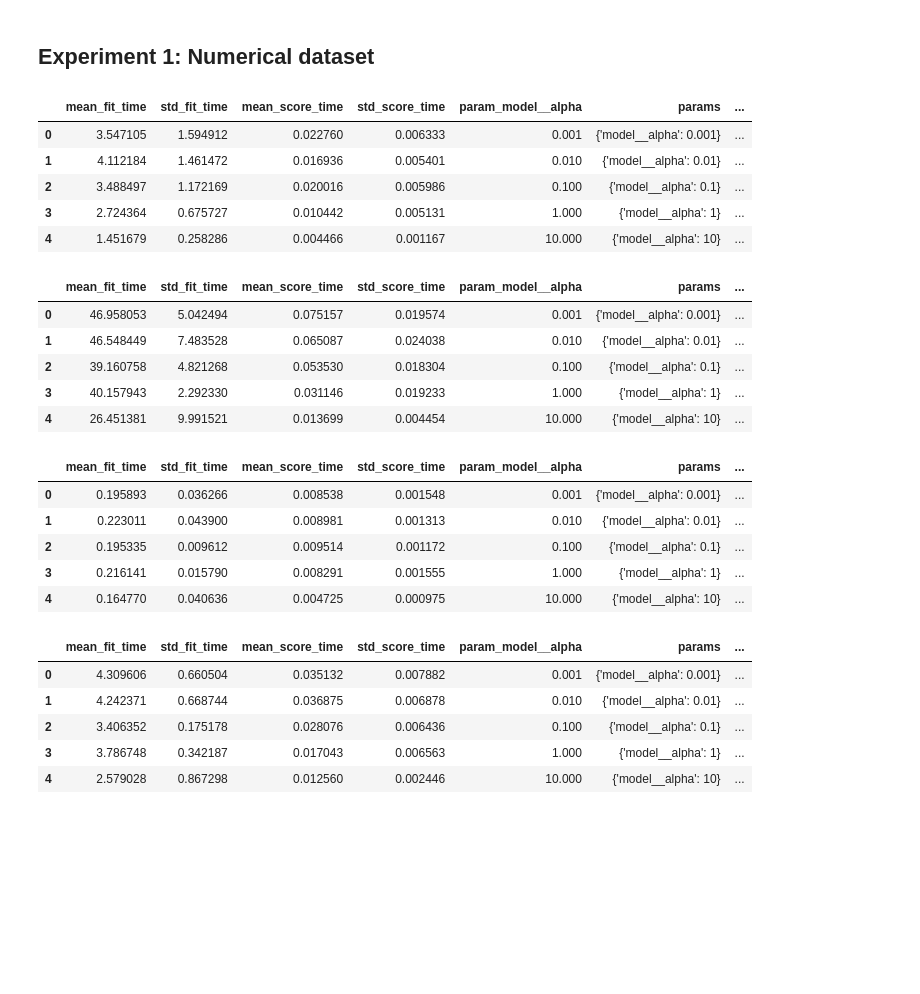
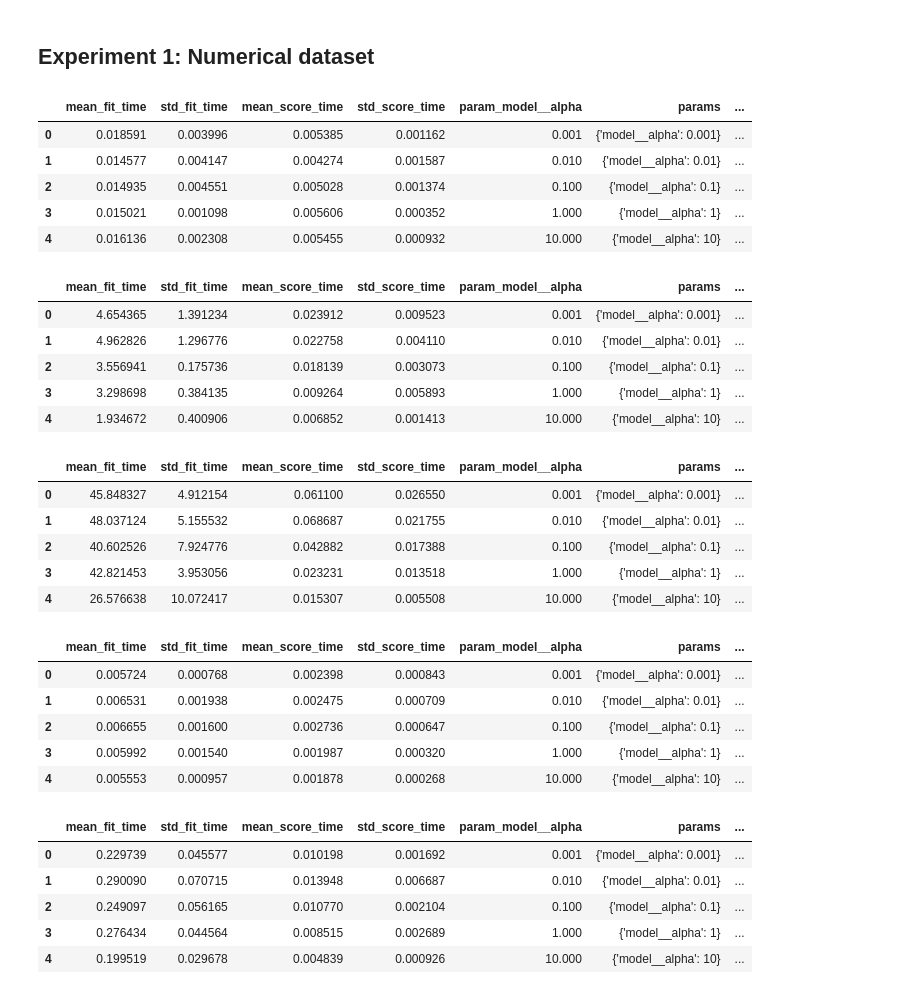
Before and after one commit to matthewgraca/4661-house-prices-regression, a Jupyter notebook: notebooks/hyperparam_tuning.ipynb, the cells around one changed output. Saved outputs shown, nothing was run; the diff lists cells and outputs as text; code cells hidden in the pictures; blank space fills up the shorter version.

```diff
--- a/notebooks/hyperparam_tuning.ipynb
+++ b/notebooks/hyperparam_tuning.ipynb
@@ -173,65 +203,50 @@ def create_pipeline(model, use_pca, degree=1):
 # %% [markdown]
 ## Experiment 1: Numerical dataset
 # %%
-from sklearn.model_selection import GridSearchCV
-from sklearn.linear_model import Ridge
-
 # init params
 param_grid = {
     'model__alpha' : [0.001, 0.01, 0.1, 1, 10]
 }
-degrees = [2, 3]
+degrees = [1, 2, 3]
 pca_options = [True, False]
 results = pd.DataFrame()
 
-# run experiment - polynomial regression
+# run experiment
 for use_pca in pca_options:
     for degree in degrees:
-        # train and test
-        pipeline = create_pipeline(Ridge(), use_pca, degree)
-        regr = GridSearchCV(estimator=pipeline, param_grid=param_grid, cv=10, scoring='neg_root_mean_squared_error', n_jobs=-1)
-        X, y = num_df, target
-        regr.fit(X, y)
-
-        # examine results
-        cv_results = pd.DataFrame(regr.cv_results_)
-        display(cv_results)
-
-        # add to results list -- prune unnecessary stats, add degree and pca params, add nrmse
-        more_params = pd.DataFrame(
-            {
-                'use_pca' : [use_pca for _ in range(len(cv_results))],
-                'degree' : [degree for _ in range(len(cv_results))]
-            }
+        exp_result = run_experiment(
+            X=num_df, y=target, dataset_name='numerical',
+            use_pca=use_pca, degree=degree, param_grid=param_grid
         )
-        pruned_results = cv_results[['mean_fit_time', 'params', 'mean_test_score']]
-
-        pruned_results = pd.concat([pruned_results, more_params], axis=1)
-        pruned_results['nrmse'] = pruned_results['mean_test_score'].apply(lambda x: -x / y.mean())
-
-        results = pd.concat([results, pruned_results], ignore_index=True)
+        results = pd.concat([results, exp_result], ignore_index=True)
 # %% [output]
 |  | mean_fit_time | std_fit_time | mean_score_time | std_score_time | param_model__alpha | params | ... |
-| 0 | 3.547105 | 1.594912 | 0.022760 | 0.006333 | 0.001 | {'model__alpha': 0.001} | ... |
-| 1 | 4.112184 | 1.461472 | 0.016936 | 0.005401 | 0.010 | {'model__alpha': 0.01} | ... |
-| 2 | 3.488497 | 1.172169 | 0.020016 | 0.005986 | 0.100 | {'model__alpha': 0.1} | ... |
-| 3 | 2.724364 | 0.675727 | 0.010442 | 0.005131 | 1.000 | {'model__alpha': 1} | ... |
-| 4 | 1.451679 | 0.258286 | 0.004466 | 0.001167 | 10.000 | {'model__alpha': 10} | ... |
+| 0 | 0.018591 | 0.003996 | 0.005385 | 0.001162 | 0.001 | {'model__alpha': 0.001} | ... |
+| 1 | 0.014577 | 0.004147 | 0.004274 | 0.001587 | 0.010 | {'model__alpha': 0.01} | ... |
+| 2 | 0.014935 | 0.004551 | 0.005028 | 0.001374 | 0.100 | {'model__alpha': 0.1} | ... |
+| 3 | 0.015021 | 0.001098 | 0.005606 | 0.000352 | 1.000 | {'model__alpha': 1} | ... |
+| 4 | 0.016136 | 0.002308 | 0.005455 | 0.000932 | 10.000 | {'model__alpha': 10} | ... |
 |  | mean_fit_time | std_fit_time | mean_score_time | std_score_time | param_model__alpha | params | ... |
-| 0 | 46.958053 | 5.042494 | 0.075157 | 0.019574 | 0.001 | {'model__alpha': 0.001} | ... |
-| 1 | 46.548449 | 7.483528 | 0.065087 | 0.024038 | 0.010 | {'model__alpha': 0.01} | ... |
-| 2 | 39.160758 | 4.821268 | 0.053530 | 0.018304 | 0.100 | {'model__alpha': 0.1} | ... |
-| 3 | 40.157943 | 2.292330 | 0.031146 | 0.019233 | 1.000 | {'model__alpha': 1} | ... |
-| 4 | 26.451381 | 9.991521 | 0.013699 | 0.004454 | 10.000 | {'model__alpha': 10} | ... |
+| 0 | 4.654365 | 1.391234 | 0.023912 | 0.009523 | 0.001 | {'model__alpha': 0.001} | ... |
+| 1 | 4.962826 | 1.296776 | 0.022758 | 0.004110 | 0.010 | {'model__alpha': 0.01} | ... |
+| 2 | 3.556941 | 0.175736 | 0.018139 | 0.003073 | 0.100 | {'model__alpha': 0.1} | ... |
+| 3 | 3.298698 | 0.384135 | 0.009264 | 0.005893 | 1.000 | {'model__alpha': 1} | ... |
+| 4 | 1.934672 | 0.400906 | 0.006852 | 0.001413 | 10.000 | {'model__alpha': 10} | ... |
 |  | mean_fit_time | std_fit_time | mean_score_time | std_score_time | param_model__alpha | params | ... |
-| 0 | 0.195893 | 0.036266 | 0.008538 | 0.001548 | 0.001 | {'model__alpha': 0.001} | ... |
-| 1 | 0.223011 | 0.043900 | 0.008981 | 0.001313 | 0.010 | {'model__alpha': 0.01} | ... |
-| 2 | 0.195335 | 0.009612 | 0.009514 | 0.001172 | 0.100 | {'model__alpha': 0.1} | ... |
-| 3 | 0.216141 | 0.015790 | 0.008291 | 0.001555 | 1.000 | {'model__alpha': 1} | ... |
-| 4 | 0.164770 | 0.040636 | 0.004725 | 0.000975 | 10.000 | {'model__alpha': 10} | ... |
+| 0 | 45.848327 | 4.912154 | 0.061100 | 0.026550 | 0.001 | {'model__alpha': 0.001} | ... |
+| 1 | 48.037124 | 5.155532 | 0.068687 | 0.021755 | 0.010 | {'model__alpha': 0.01} | ... |
+| 2 | 40.602526 | 7.924776 | 0.042882 | 0.017388 | 0.100 | {'model__alpha': 0.1} | ... |
+| 3 | 42.821453 | 3.953056 | 0.023231 | 0.013518 | 1.000 | {'model__alpha': 1} | ... |
+| 4 | 26.576638 | 10.072417 | 0.015307 | 0.005508 | 10.000 | {'model__alpha': 10} | ... |
 |  | mean_fit_time | std_fit_time | mean_score_time | std_score_time | param_model__alpha | params | ... |
-| 0 | 4.309606 | 0.660504 | 0.035132 | 0.007882 | 0.001 | {'model__alpha': 0.001} | ... |
-| 1 | 4.242371 | 0.668744 | 0.036875 | 0.006878 | 0.010 | {'model__alpha': 0.01} | ... |
-| 2 | 3.406352 | 0.175178 | 0.028076 | 0.006436 | 0.100 | {'model__alpha': 0.1} | ... |
-| 3 | 3.786748 | 0.342187 | 0.017043 | 0.006563 | 1.000 | {'model__alpha': 1} | ... |
-| 4 | 2.579028 | 0.867298 | 0.012560 | 0.002446 | 10.000 | {'model__alpha': 10} | ... |
+| 0 | 0.005724 | 0.000768 | 0.002398 | 0.000843 | 0.001 | {'model__alpha': 0.001} | ... |
+| 1 | 0.006531 | 0.001938 | 0.002475 | 0.000709 | 0.010 | {'model__alpha': 0.01} | ... |
+| 2 | 0.006655 | 0.001600 | 0.002736 | 0.000647 | 0.100 | {'model__alpha': 0.1} | ... |
+| 3 | 0.005992 | 0.001540 | 0.001987 | 0.000320 | 1.000 | {'model__alpha': 1} | ... |
+| 4 | 0.005553 | 0.000957 | 0.001878 | 0.000268 | 10.000 | {'model__alpha': 10} | ... |
+|  | mean_fit_time | std_fit_time | mean_score_time | std_score_time | param_model__alpha | params | ... |
+| 0 | 0.229739 | 0.045577 | 0.010198 | 0.001692 | 0.001 | {'model__alpha': 0.001} | ... |
+| 1 | 0.290090 | 0.070715 | 0.013948 | 0.006687 | 0.010 | {'model__alpha': 0.01} | ... |
+| 2 | 0.249097 | 0.056165 | 0.010770 | 0.002104 | 0.100 | {'model__alpha': 0.1} | ... |
+| 3 | 0.276434 | 0.044564 | 0.008515 | 0.002689 | 1.000 | {'model__alpha': 1} | ... |
+| 4 | 0.199519 | 0.029678 | 0.004839 | 0.000926 | 10.000 | {'model__alpha': 10} | ... |
```
Also changed, not shown: parts of 9 cells of this notebook.
